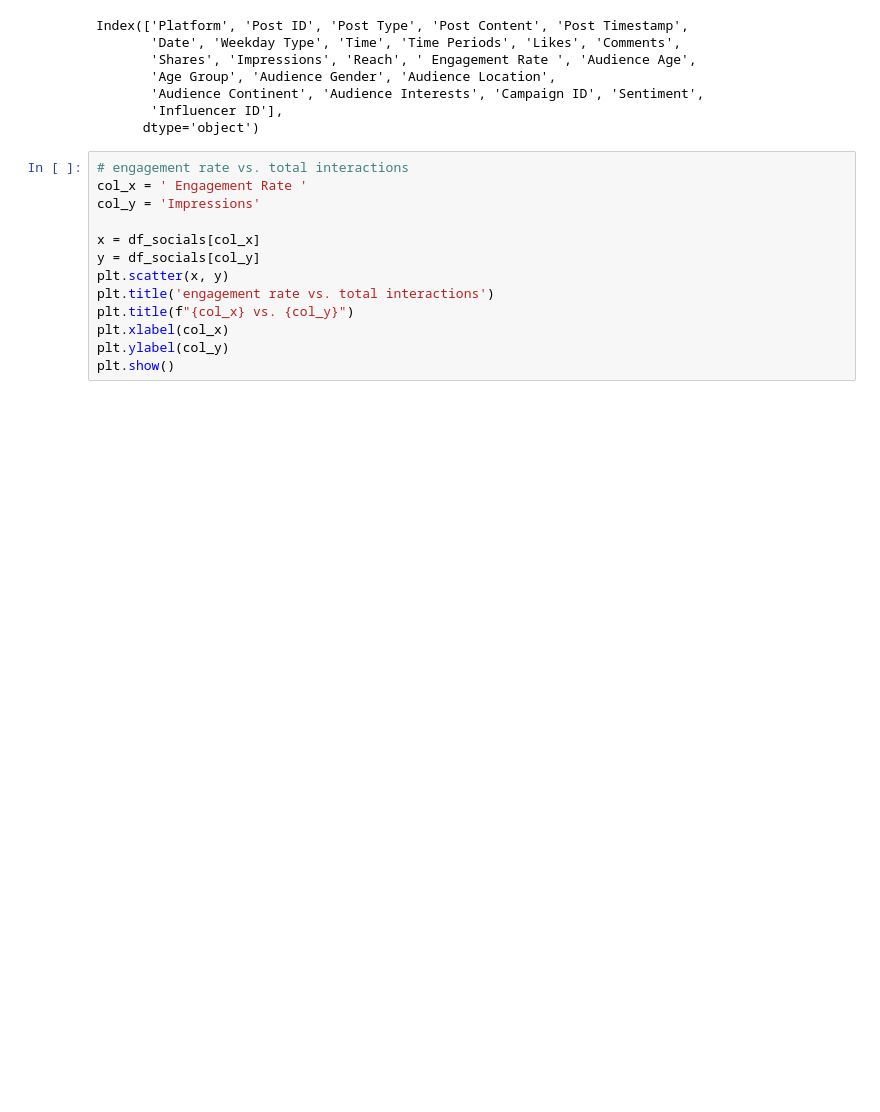
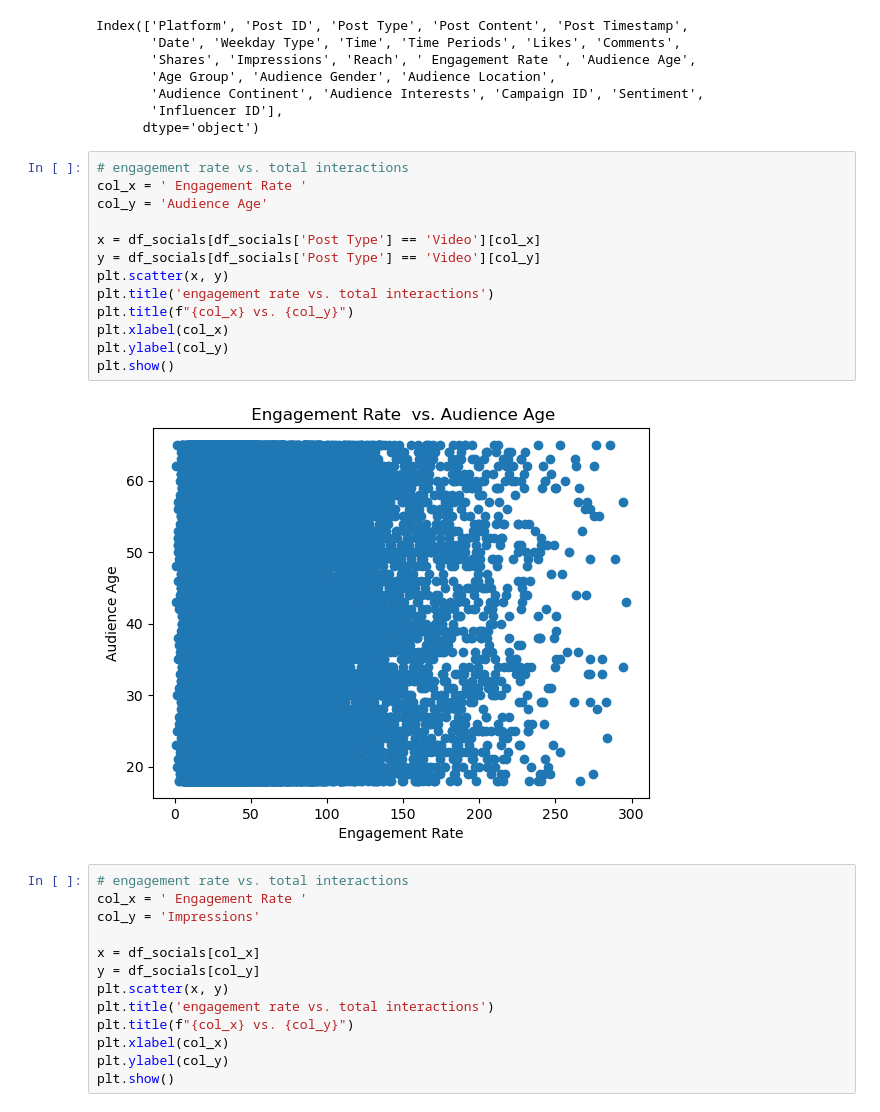
Before and after one commit to sunyshore/knn, a Jupyter notebook: data_visualizations.ipynb, the cells around one changed output. Saved outputs shown, nothing was run; the diff lists cells and outputs as text; blank space fills up the shorter version.

```diff
--- a/data_visualizations.ipynb
+++ b/data_visualizations.ipynb
@@ -29,6 +29,21 @@ Index(['Platform', 'Post ID', 'Post Type', 'Post Content', 'Post Timestamp',
        'Audience Continent', 'Audience Interests', 'Campaign ID', 'Sentiment',
        'Influencer ID'],
       dtype='object')
+# %%
+# engagement rate vs. total interactions
+col_x = ' Engagement Rate '
+col_y = 'Audience Age'
+
+x = df_socials[df_socials['Post Type'] == 'Video'][col_x]
+y = df_socials[df_socials['Post Type'] == 'Video'][col_y]
+plt.scatter(x, y)
+plt.title('engagement rate vs. total interactions')
+plt.title(f"{col_x} vs. {col_y}")
+plt.xlabel(col_x)
+plt.ylabel(col_y)
+plt.show()
+# %% [output]
+[figure, added]
 # %%
 # engagement rate vs. total interactions
 col_x = ' Engagement Rate '
```
Also changed, not shown: 2 other files.
